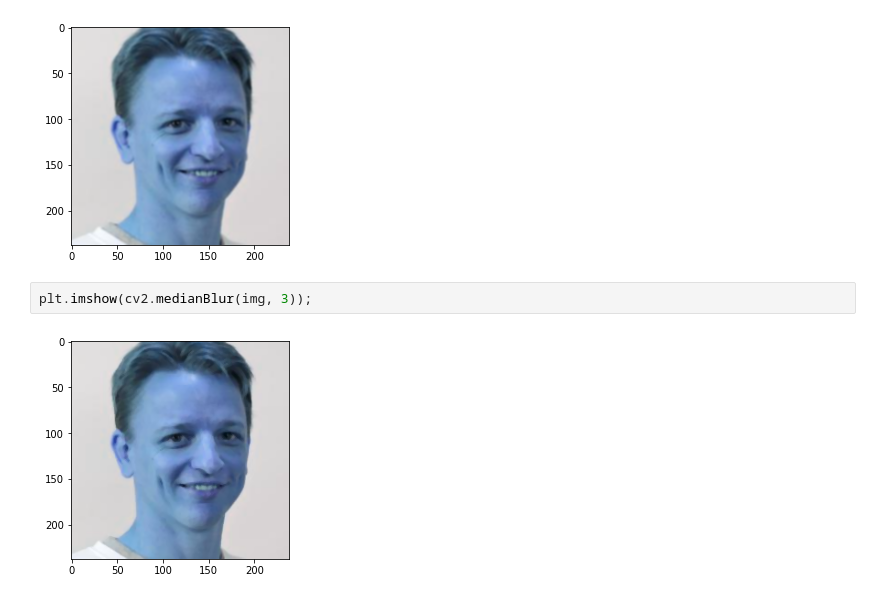
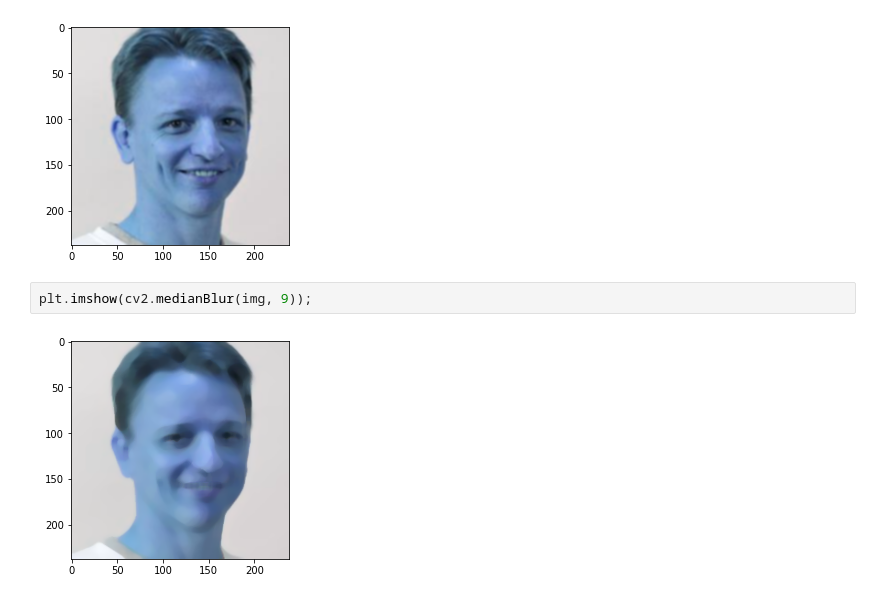
Before and after one commit to damiansp/cpu_vis, a Jupyter notebook: mastering_with_tf/s1_intro_cpuvis_and_nns/01_edge_detect_with_hashing_filtering.py.ipynb, the cells around one changed output. Cells and saved outputs as stored; diff of their text form.

```diff
--- a/mastering_with_tf/s1_intro_cpuvis_and_nns/01_edge_detect_with_hashing_filtering.py.ipynb
+++ b/mastering_with_tf/s1_intro_cpuvis_and_nns/01_edge_detect_with_hashing_filtering.py.ipynb
@@ -79,6 +79,6 @@ plt.imshow(cv2.GaussianBlur(img, (3, 3), 1));
 # %% [output]
 [figure]
 # %%
-plt.imshow(cv2.medianBlur(img, 3));
+plt.imshow(cv2.medianBlur(img, 9));
 # %% [output]
-[figure, old version]
+[figure, new version]
```
Also changed, not shown: parts of 1 cell of this notebook.
